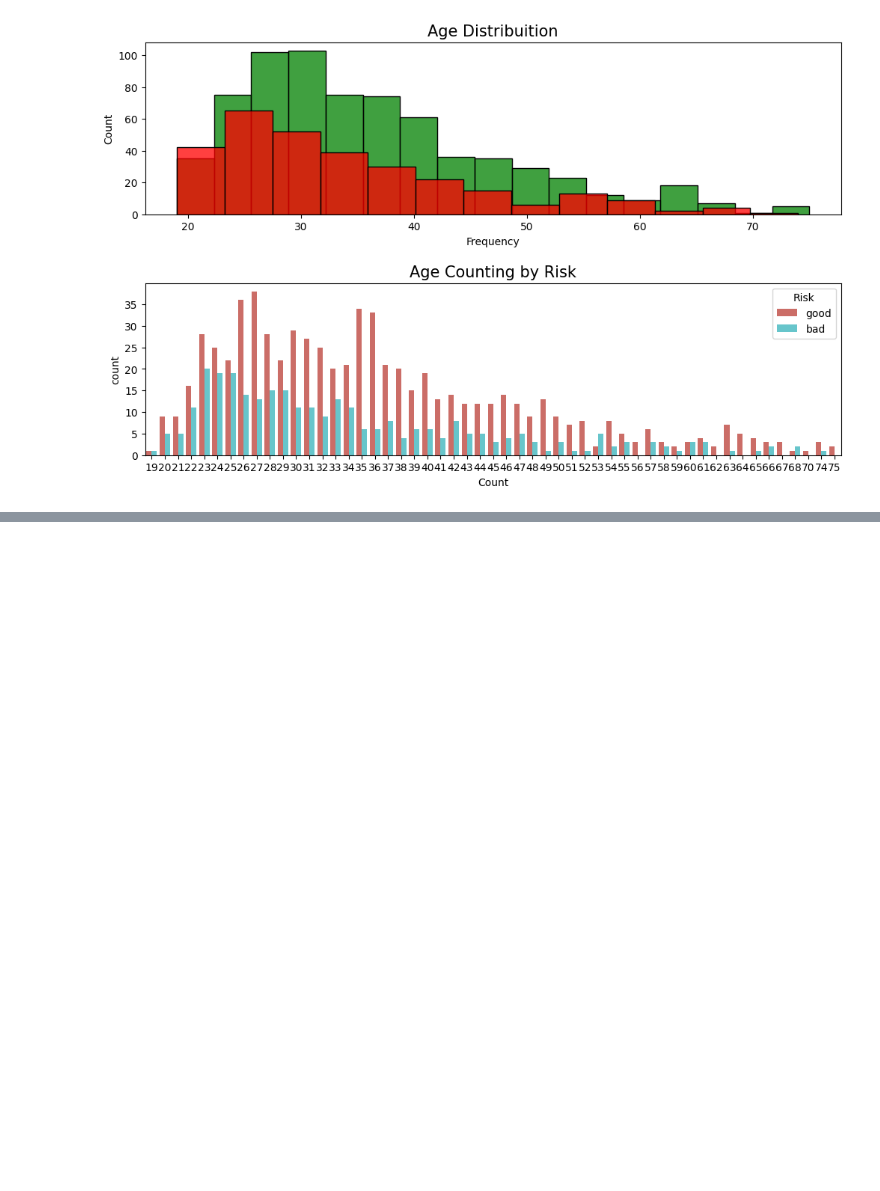
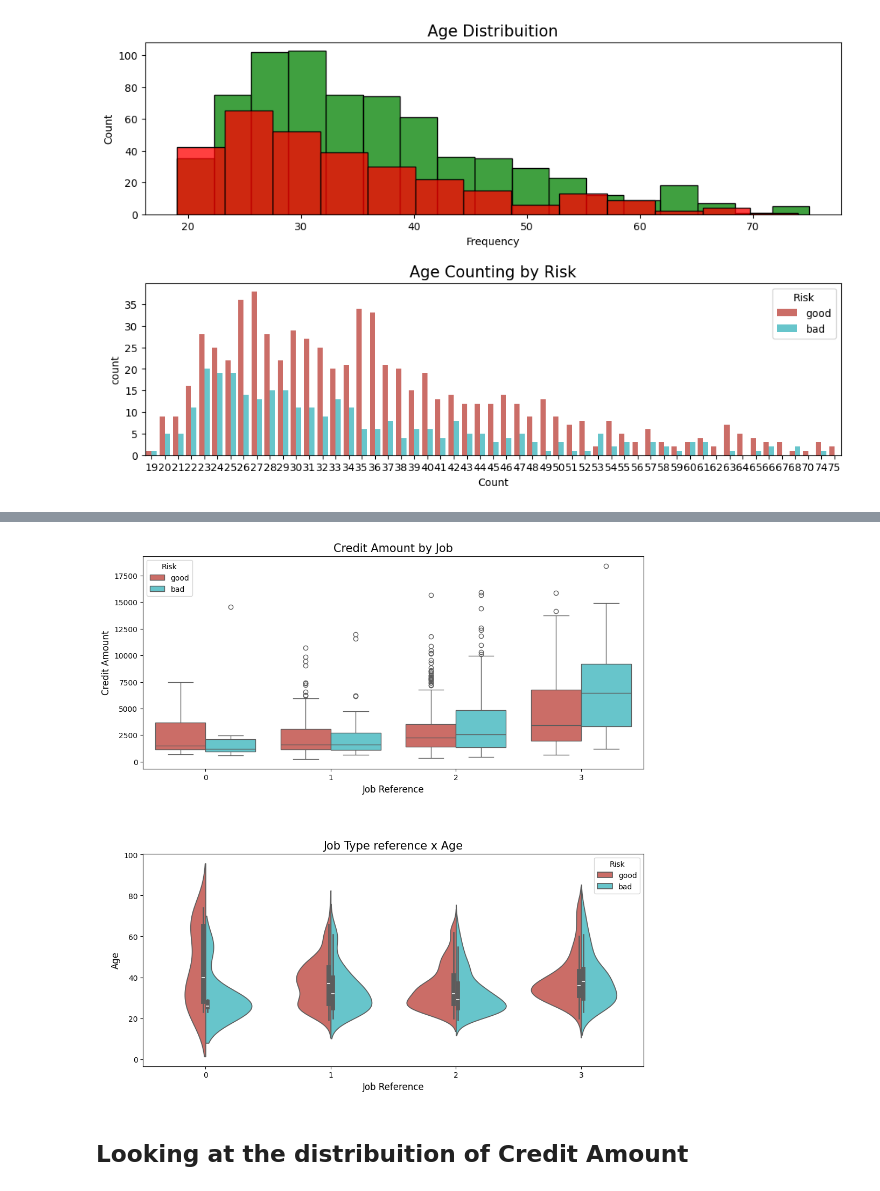
Before and after one commit to TheArc21/Credit-Risk, a Jupyter notebook: Credit_Risk_Model.ipynb, the cells around one changed output, grey strips where cells are left out. Drawn from its saved outputs; the diff is of its cells as text; code cells hidden in the pictures; blank space fills up the shorter version.

Commit message:
credit amount distribution

```diff
--- a/Credit_Risk_Model.ipynb
+++ b/Credit_Risk_Model.ipynb
@@ -163,0 +167,9 @@ plt.show()
+# %%
+interval = (18, 25, 35, 60, 120)
+
+cats = ['Student', 'Young', 'Adult', 'Senior']
+df_credit["Age_cat"] = pd.cut(df_credit.Age, interval, labels=cats)
+
+
+df_good = df_credit[df_credit["Risk"] == 'good']
+df_bad = df_credit[df_credit["Risk"] == 'bad']
@@ -163,0 +460,22 @@ plt.show()
+# %%
+fig, ax = plt.subplots(figsize=(12,12), nrows=2)
+
+g1 = sns.boxplot(x="Job", y="Credit amount", data=df_credit,
+            palette="hls", ax=ax[0], hue="Risk")
+g1.set_title("Credit Amount by Job", fontsize=15)
+g1.set_xlabel("Job Reference", fontsize=12)
+g1.set_ylabel("Credit Amount", fontsize=12)
+
+g2 = sns.violinplot(x="Job", y="Age", data=df_credit, ax=ax[1],
+               hue="Risk", split=True, palette="hls")
+g2.set_title("Job Type reference x Age", fontsize=15)
+g2.set_xlabel("Job Reference", fontsize=12)
+g2.set_ylabel("Age", fontsize=12)
+
+plt.subplots_adjust(hspace = 0.4,top = 0.9)
+
+plt.show()
+# %% [output]
+[figure, added]
+# %% [markdown]
+## Looking at the distribuition of Credit Amount
```
Also changed, not shown: parts of 16 cells of this notebook, 1 other file.
